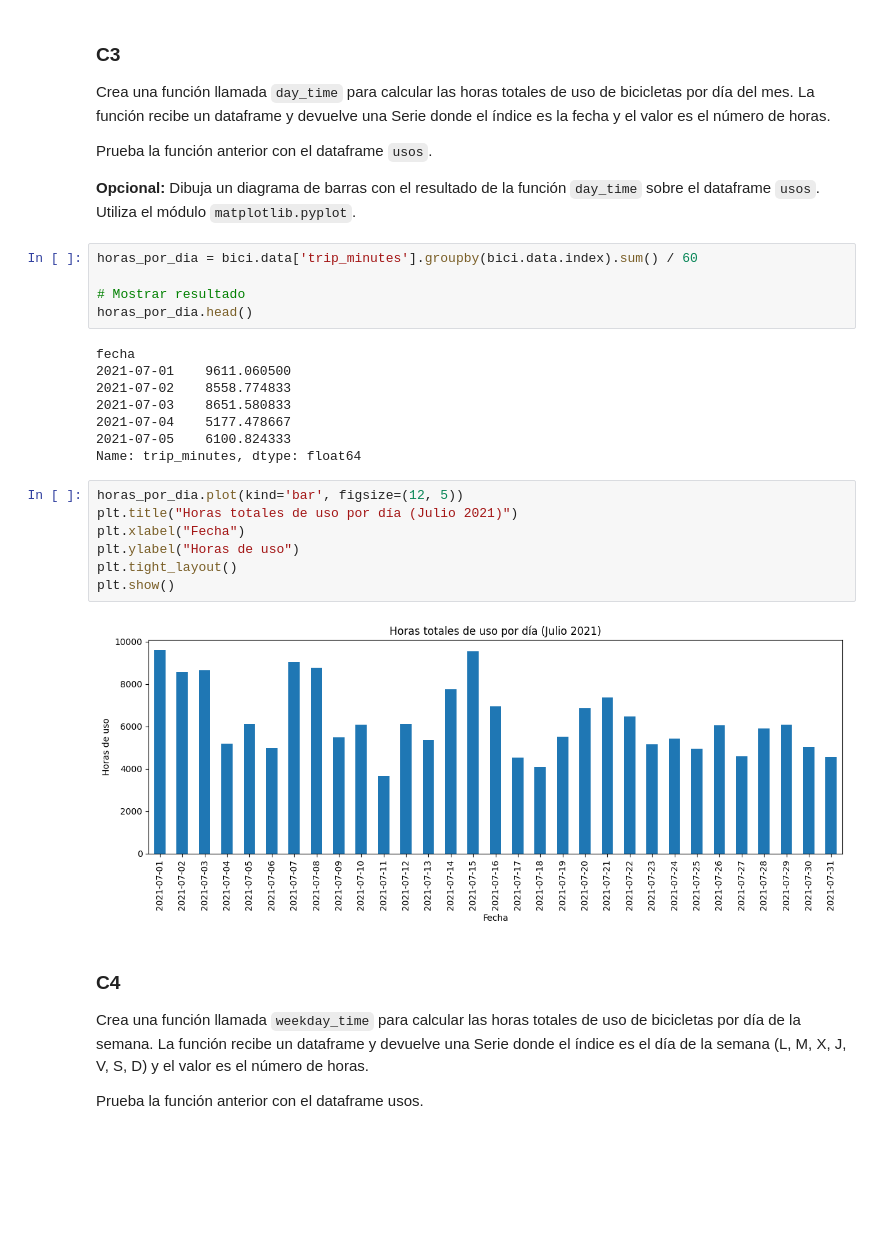
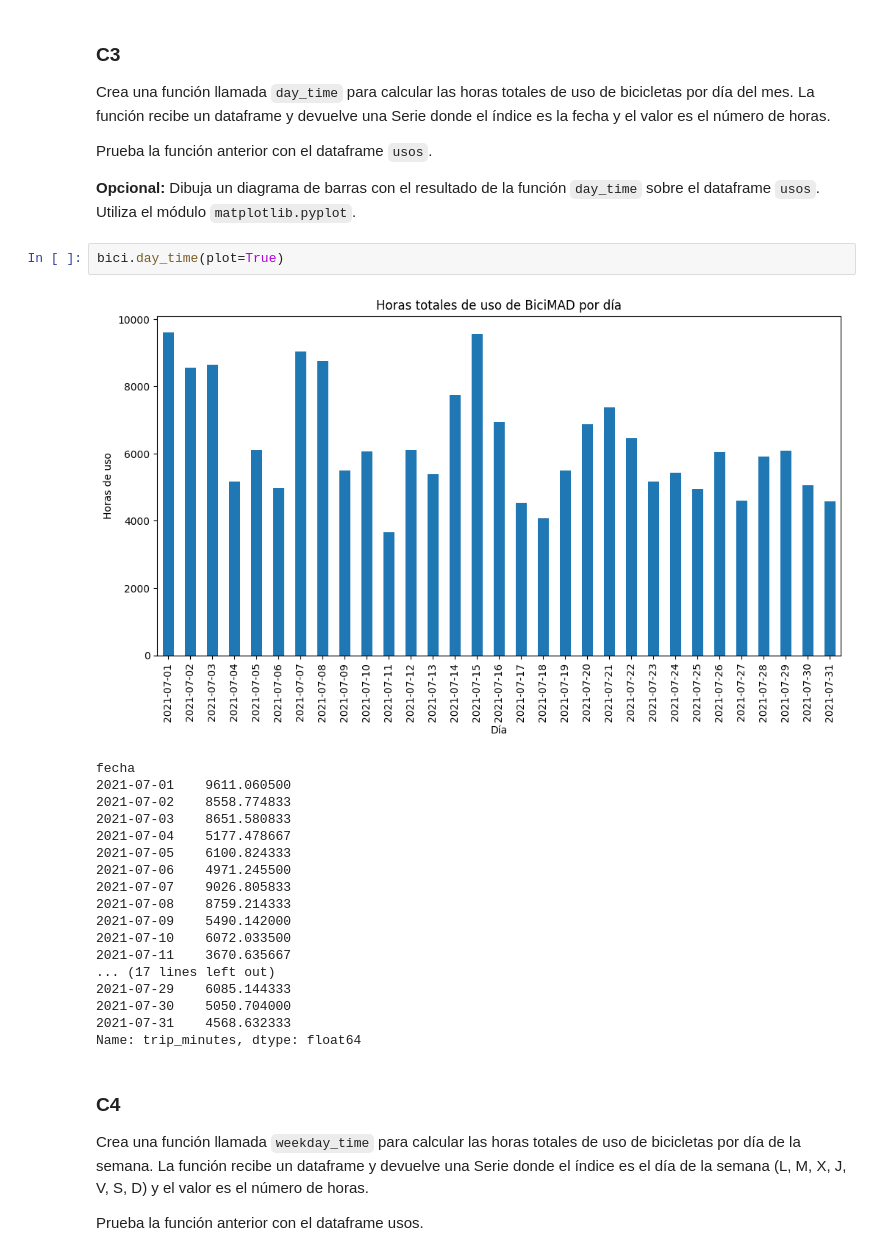
Before and after one commit to jgr464/TareaPython, a Jupyter notebook: Etapa2.ipynb, the cells around one changed output. Drawn from its saved outputs; the diff is of its cells as text; blank space fills up the shorter version.

```diff
--- a/Etapa2.ipynb
+++ b/Etapa2.ipynb
@@ -85,27 +83,26 @@ Prueba la función anterior con el dataframe  `usos`.
 
 __Opcional:__ Dibuja un diagrama de barras con el resultado de la función `day_time` sobre el dataframe `usos`. Utiliza el módulo `matplotlib.pyplot`.
 # %%
-horas_por_dia = bici.data['trip_minutes'].groupby(bici.data.index).sum() / 60
-
-# Mostrar resultado
-horas_por_dia.head()
+bici.day_time(plot=True)
 # %% [output]
+[figure, added]
 fecha
 2021-07-01    9611.060500
 2021-07-02    8558.774833
 2021-07-03    8651.580833
 2021-07-04    5177.478667
 2021-07-05    6100.824333
+2021-07-06    4971.245500
+2021-07-07    9026.805833
+2021-07-08    8759.214333
+2021-07-09    5490.142000
+2021-07-10    6072.033500
+2021-07-11    3670.635667
+... (17 lines left out)
+2021-07-29    6085.144333
+2021-07-30    5050.704000
+2021-07-31    4568.632333
 Name: trip_minutes, dtype: float64
-# %%
-horas_por_dia.plot(kind='bar', figsize=(12, 5))
-plt.title("Horas totales de uso por día (Julio 2021)")
-plt.xlabel("Fecha")
-plt.ylabel("Horas de uso")
-plt.tight_layout()
-plt.show()
-# %% [output]
-[figure, removed]
 # %% [markdown]
 ### C4
 
```
Also changed, not shown: parts of 9 cells of this notebook, 1 other file.
